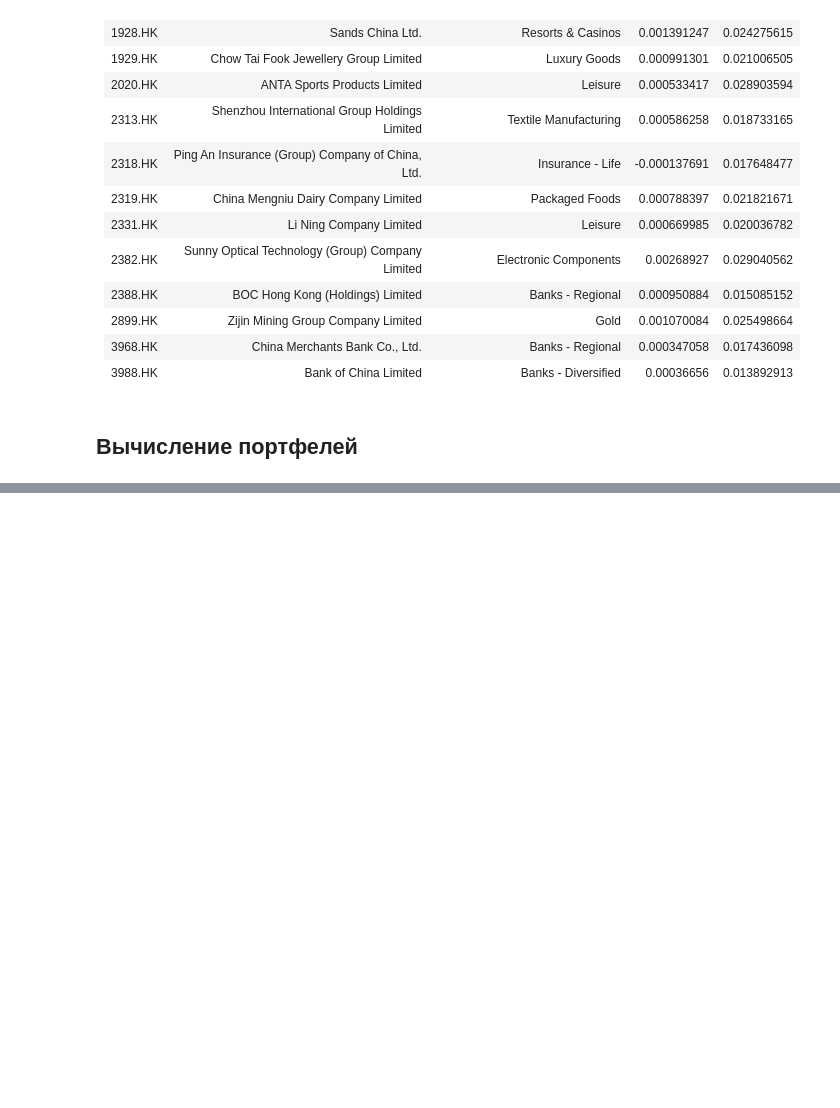
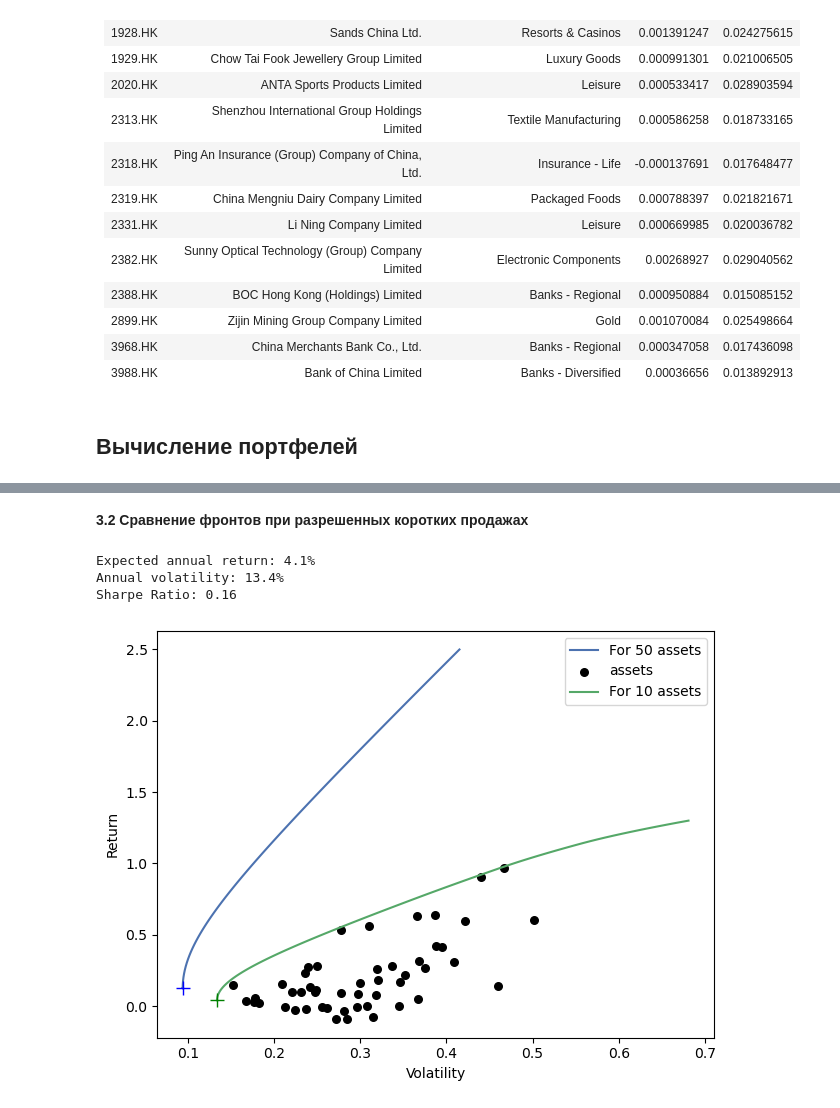
Before and after one commit to X-D-R/ChinaStockMarket, a Jupyter notebook: PortfolioProblem.ipynb, the cells around one changed output, grey strips where cells are left out. Drawn from its saved outputs; the diff is of its cells as text; code cells hidden in the pictures; blank space fills up the shorter version.

```diff
--- a/PortfolioProblem.ipynb
+++ b/PortfolioProblem.ipynb
@@ -312,0 +426,28 @@ plt.plot([0.118], [0.137], marker='+', color='black', markerfacecolor='red', mar
+# %% [markdown]
+**3.2 Сравнение фронтов при разрешенных коротких продажах**
+# %%
+df_stocks= pd.read_excel('outputHKstocks.xlsx', usecols=sorted([tickers[i] for i in selected_assets_short])).dropna()
+#Годовая доходность
+mu10_s = expected_returns.mean_historical_return(df_stocks)
+#Дисперсия портфеля
+Sigma10_s = risk_models.sample_cov(df_stocks)
+ef10_s = EfficientFrontier(mu10_s, Sigma10_s, weight_bounds=(-1,1))
+minvol=ef10_s.min_volatility()
+minvol_pwt=ef10_s.clean_weights()
+performance = ef10_s.portfolio_performance(verbose=True)
+return10_s, volatility10_s = performance[:2]
+
+fig, ax = plt.subplots()
+plotting.plot_efficient_frontier(ef50_s, ax=ax, show_assets=True, ef_param_range=np.linspace(0.00, 2.50, 100))
+ef10_s = EfficientFrontier(mu10_s, Sigma10_s, weight_bounds=(-1,1))
+plotting.plot_efficient_frontier(ef10_s, ax=ax, show_assets=False, ef_param_range=np.linspace(0.00, 1.3, 100))
+plt.plot([volatility50_s], [return50_s], marker='+', color='blue', markerfacecolor='red', markersize=10)
+plt.plot([volatility10_s], [return10_s], marker='+', color='green', markerfacecolor='red', markersize=10)
+plt.legend(['For 50 assets','assets', 'For 10 assets'])
+#plt.savefig('Efficient_frontiers_t3_s.png')
+plt.show()
+# %% [output]
+Expected annual return: 4.1%
+Annual volatility: 13.4%
+Sharpe Ratio: 0.16
+[figure, added]
```
Also changed, not shown: parts of 58 cells of this notebook.
